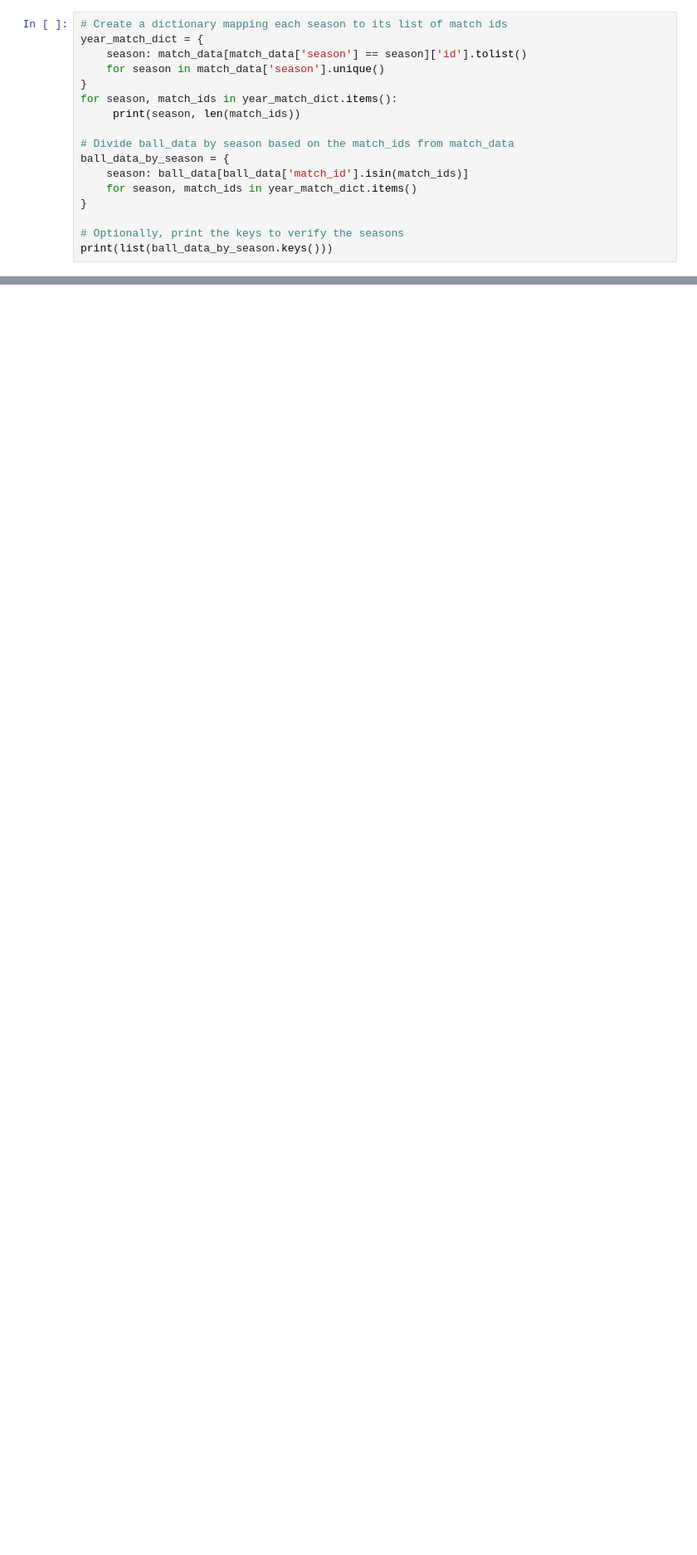
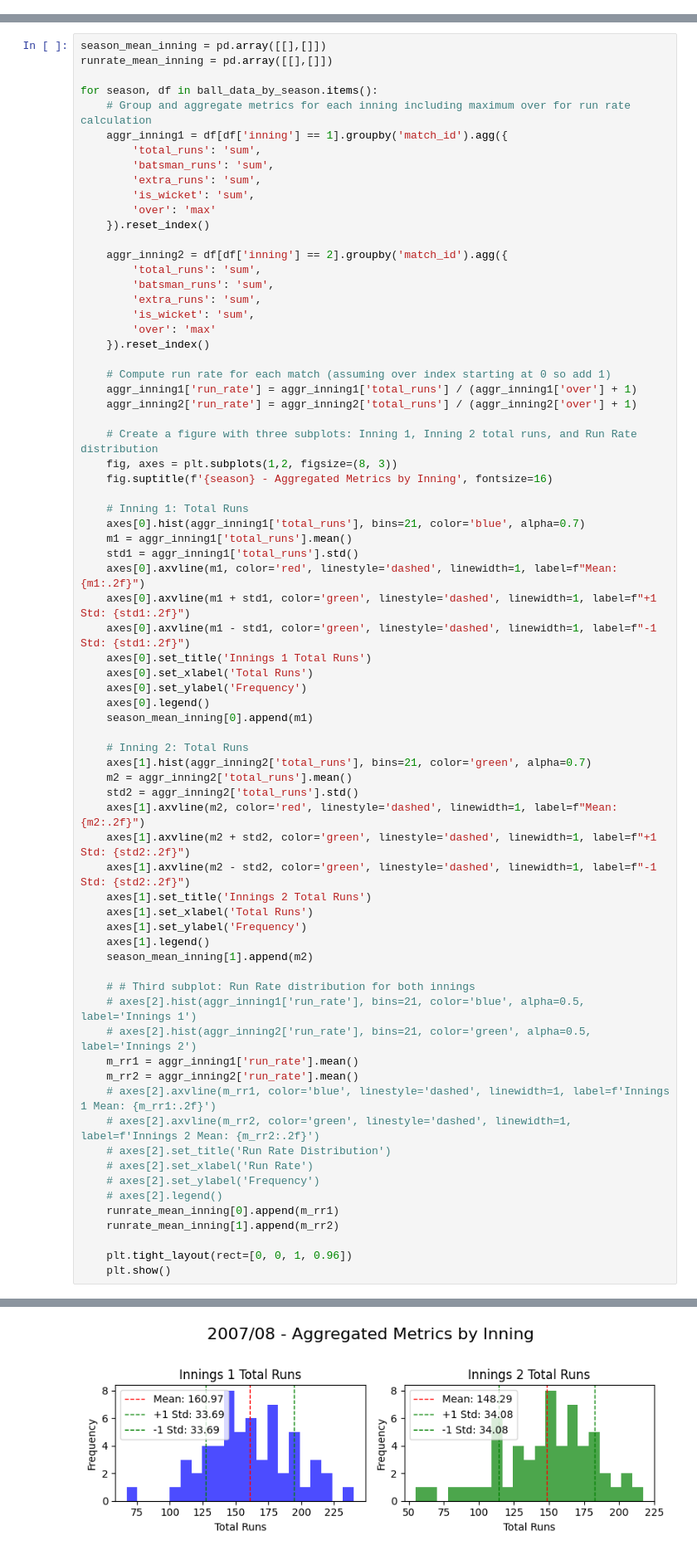
Before and after one commit to Yosemite0/Score_Predictor, a Jupyter notebook: eda.ipynb, the cells around one changed output, grey strips where cells are left out. Shown at 83% size. Saved outputs shown, nothing was run; the diff lists cells and outputs as text; blank space fills up the shorter version.

```diff
--- a/eda.ipynb
+++ b/eda.ipynb
@@ -36,17 +0,0 @@ In this step, we are using the `match_data` DataFrame to group matches by season
-# %%
-# Create a dictionary mapping each season to its list of match ids
-year_match_dict = {
-    season: match_data[match_data['season'] == season]['id'].tolist()
-    for season in match_data['season'].unique()
-}
-for season, match_ids in year_match_dict.items():
-     print(season, len(match_ids))
-
-# Divide ball_data by season based on the match_ids from match_data
-ball_data_by_season = {
-    season: ball_data[ball_data['match_id'].isin(match_ids)]
-    for season, match_ids in year_match_dict.items()
-}
-
-# Optionally, print the keys to verify the seasons
-print(list(ball_data_by_season.keys()))
@@ -511,0 +88,73 @@ Name: count, dtype: int64
+# %%
+season_mean_inning = pd.array([[],[]])
+runrate_mean_inning = pd.array([[],[]])
+
+for season, df in ball_data_by_season.items():
+    # Group and aggregate metrics for each inning including maximum over for run rate calculation
+    aggr_inning1 = df[df['inning'] == 1].groupby('match_id').agg({
+        'total_runs': 'sum',
+        'batsman_runs': 'sum',
+        'extra_runs': 'sum',
+        'is_wicket': 'sum',
+        'over': 'max'
+    }).reset_index()
+
+    aggr_inning2 = df[df['inning'] == 2].groupby('match_id').agg({
+        'total_runs': 'sum',
+        'batsman_runs': 'sum',
+        'extra_runs': 'sum',
+        'is_wicket': 'sum',
+        'over': 'max'
+    }).reset_index()
+
+    # Compute run rate for each match (assuming over index starting at 0 so add 1)
+    aggr_inning1['run_rate'] = aggr_inning1['total_runs'] / (aggr_inning1['over'] + 1)
+    aggr_inning2['run_rate'] = aggr_inning2['total_runs'] / (aggr_inning2['over'] + 1)
+
+    # Create a figure with three subplots: Inning 1, Inning 2 total runs, and Run Rate distribution
+    fig, axes = plt.subplots(1,2, figsize=(8, 3))
+    fig.suptitle(f'{season} - Aggregated Metrics by Inning', fontsize=16)
+
+    # Inning 1: Total Runs
+    axes[0].hist(aggr_inning1['total_runs'], bins=21, color='blue', alpha=0.7)
+    m1 = aggr_inning1['total_runs'].mean()
+    std1 = aggr_inning1['total_runs'].std()
+    axes[0].axvline(m1, color='red', linestyle='dashed', linewidth=1, label=f"Mean: {m1:.2f}")
+    axes[0].axvline(m1 + std1, color='green', linestyle='dashed', linewidth=1, label=f"+1 Std: {std1:.2f}")
+    axes[0].axvline(m1 - std1, color='green', linestyle='dashed', linewidth=1, label=f"-1 Std: {std1:.2f}")
+    axes[0].set_title('Innings 1 Total Runs')
+    axes[0].set_xlabel('Total Runs')
+    axes[0].set_ylabel('Frequency')
+    axes[0].legend()
+    season_mean_inning[0].append(m1)
+
+    # Inning 2: Total Runs
+    axes[1].hist(aggr_inning2['total_runs'], bins=21, color='green', alpha=0.7)
+    m2 = aggr_inning2['total_runs'].mean()
+    std2 = aggr_inning2['total_runs'].std()
+    axes[1].axvline(m2, color='red', linestyle='dashed', linewidth=1, label=f"Mean: {m2:.2f}")
+    axes[1].axvline(m2 + std2, color='green', linestyle='dashed', linewidth=1, label=f"+1 Std: {std2:.2f}")
+    axes[1].axvline(m2 - std2, color='green', linestyle='dashed', linewidth=1, label=f"-1 Std: {std2:.2f}")
+    axes[1].set_title('Innings 2 Total Runs')
+    axes[1].set_xlabel('Total Runs')
+    axes[1].set_ylabel('Frequency')
+    axes[1].legend()
+    season_mean_inning[1].append(m2)
+
+    # # Third subplot: Run Rate distribution for both innings
+    # axes[2].hist(aggr_inning1['run_rate'], bins=21, color='blue', alpha=0.5, label='Innings 1')
+    # axes[2].hist(aggr_inning2['run_rate'], bins=21, color='green', alpha=0.5, label='Innings 2')
+    m_rr1 = aggr_inning1['run_rate'].mean()
+    m_rr2 = aggr_inning2['run_rate'].mean()
+    # axes[2].axvline(m_rr1, color='blue', linestyle='dashed', linewidth=1, label=f'Innings 1 Mean: {m_rr1:.2f}')
+    # axes[2].axvline(m_rr2, color='green', linestyle='dashed', linewidth=1, label=f'Innings 2 Mean: {m_rr2:.2f}')
+    # axes[2].set_title('Run Rate Distribution')
+    # axes[2].set_xlabel('Run Rate')
+    # axes[2].set_ylabel('Frequency')
+    # axes[2].legend()
+    runrate_mean_inning[0].append(m_rr1)
+    runrate_mean_inning[1].append(m_rr2)
+
+    plt.tight_layout(rect=[0, 0, 1, 0.96])
+    plt.show()
+# %% [output]
@@ -511,0 +162 @@ Name: count, dtype: int64
+[figure, added]
```
Also changed, not shown: parts of 49 cells of this notebook, 1 other file.
